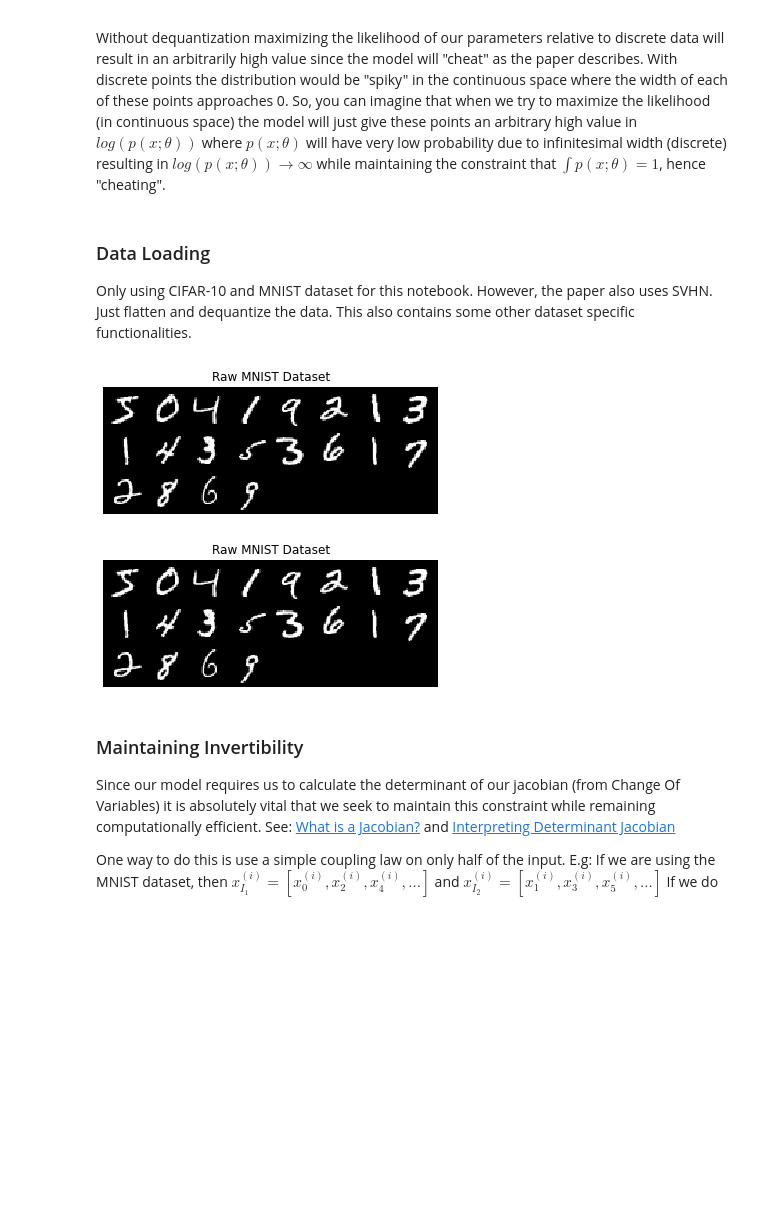
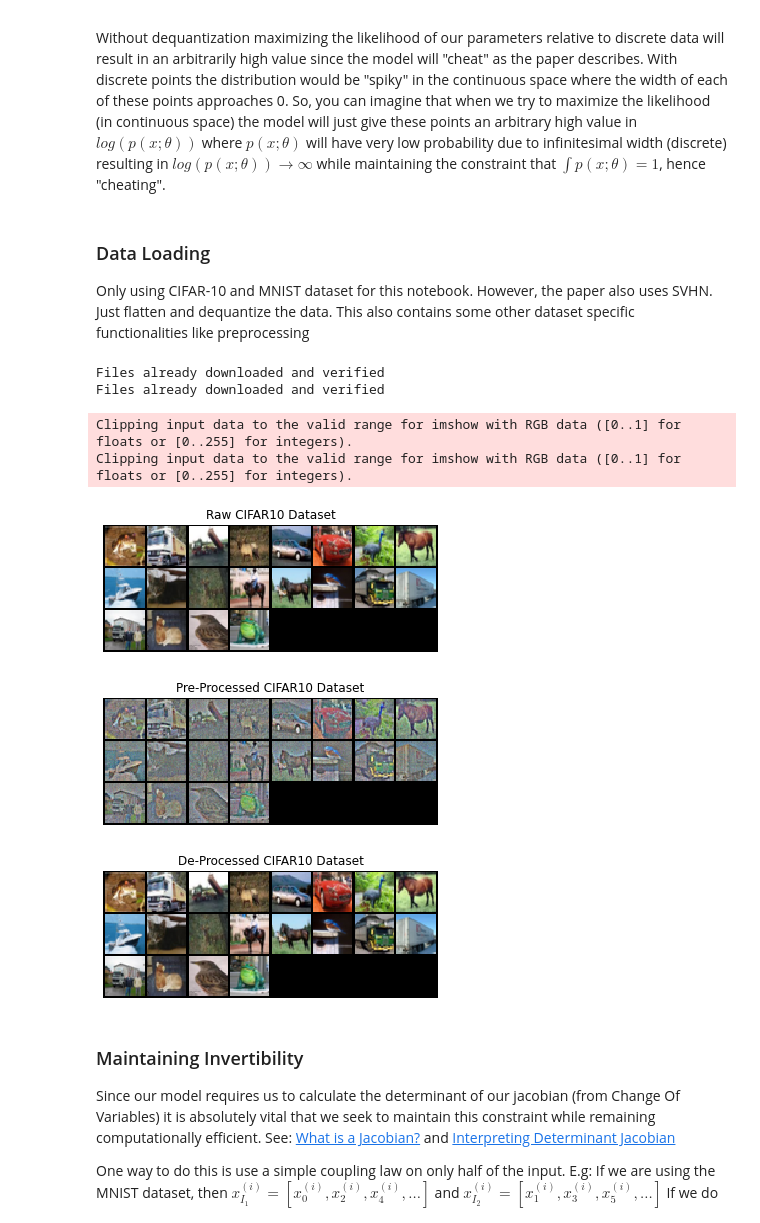
Before and after one commit to nu1ptr/ml_dl_notebooks, a Jupyter notebook: NICE.ipynb, the cells around one changed output. Drawn from its saved outputs; the diff is of its cells as text; code cells hidden in the pictures; blank space fills up the shorter version.

```diff
--- a/NICE.ipynb
+++ b/NICE.ipynb
@@ -72,7 +73,7 @@ class Dequantize(nn.Module):
         return (x*255 + self.prior.sample(x.shape).squeeze()).divide(256.)
 # %% [markdown]
 ### Data Loading
-Only using CIFAR-10 and MNIST dataset for this notebook. However, the paper also uses SVHN. Just flatten and dequantize the data. This also contains some other dataset specific functionalities.
+Only using CIFAR-10 and MNIST dataset for this notebook. However, the paper also uses SVHN. Just flatten and dequantize the data. This also contains some other dataset specific functionalities like preprocessing
 # %%
 # Select Dataset
 from torch.utils.data import Dataset
@@ -83,15 +84,39 @@ from torchvision.utils import make_grid
 def show(x, title=''):
     """ Display a grid from a batched pytorch tensor.
     """
+    plt.figure(frameon=False)
     img = make_grid(x)
     npimg = img.numpy()
-    fig = plt.figure()
     plt.title(title)
     plt.axis('off')
     plt.imshow(np.transpose(npimg, (1,2,0)), interpolation='nearest')
-    return fig
 
 def select_dataset(dataset):
+    # Any Dataset pre-processing
+    if dataset != 'MNIST':
+        mean = torch.tensor(np.load(f'{PREPROCESS_PATH}{dataset}.mean.npy'), dtype=torch.float32, device=device)
+        zca = torch.tensor(np.load(f'{PREPROCESS_PATH}{dataset}.zca.npy'), dtype=torch.float32, device=device)
+        zca_inv = zca.inverse()
+        zca_min = torch.tensor(np.load(f'{PREPROCESS_PATH}{dataset}.zca_min.npy'), dtype=torch.float32, device=device)
+        zca_max = torch.tensor(np.load(f'{PREPROCESS_PATH}{dataset}.zca_max.npy'), dtype=torch.float32, device=device)
+
+        preprocess = transforms.Compose([
+            transforms.Lambda(lambda x: x - mean), # 0-Mean center
+            transforms.Lambda(lambda x: x@zca), # ZCA Whiten
+            transforms.Lambda(lambda x: (x - zca_min) / (zca_max - zca_min)) # Rescale
+        ])
+
+        # Invert the pre-processing
+        deprocess = transforms.Compose([
+            transforms.Lambda(lambda x: (x  * (zca_max - zca_min)) + zca_min),
+            transforms.Lambda(lambda x: x@zca_inv),
+            transforms.Lambda(lambda x: x + mean)
+        ])
+    else:
+        preprocess = lambda x: x
+        deprocess = lambda x: x
+
+    # Setup Dataloaders
     transform = transforms.Compose([
         transforms.ToTensor(),
         transforms.Lambda(lambda x: x.flatten()),
@@ -102,26 +127,37 @@ def select_dataset(dataset):
         test_data = CIFAR10(DATASET_PATH, train=False, download=True, transform=transform)
         show_grid = lambda x, title='': show(x.reshape(-1,3,32,32),title)
     elif dataset == 'MNIST':
+
         train_data = MNIST(DATASET_PATH, train=True, download=True, transform=transform)
         test_data = MNIST(DATASET_PATH, train=False, download=True, transform=transform)
         show_grid = lambda x, title='': show(x.reshape(-1,1,28,28),title)
     else:
         assert False, f'{dataset} does not exist.'
 
-    return train_data, test_data, show_grid
+    return train_data, test_data, show_grid, preprocess, deprocess
 
-train_data, test_data, show_grid = select_dataset(DATASET)
+train_data, test_data, show_grid, preprocess, deprocess = select_dataset(DATASET)
+# %% [output]
+Files already downloaded and verified
+Files already downloaded and verified
 # %%
 # Setup DataLoader
 from torch.utils.data import DataLoader
 
 train_loader = DataLoader(train_data, batch_size=BATCH_SIZE, shuffle=False, num_workers=NUM_WORKERS, worker_init_fn=seed_worker, pin_memory=PIN_MEMORY, generator=g)
 test_loader = DataLoader(test_data, batch_size=BATCH_SIZE, shuffle=False, num_workers=NUM_WORKERS, worker_init_fn=seed_worker, pin_memory=PIN_MEMORY, generator=g)
 x = next(iter(train_loader))[0][:20]
-show_grid(x, 'Raw MNIST Dataset')
+show_grid(x, f'Raw {DATASET} Dataset')
+
+x_pre = preprocess(x.to(device)).cpu()
+show_grid(x_pre, f'Pre-Processed {DATASET} Dataset')
+show_grid(deprocess(x_pre.to(device)).cpu(), f'De-Processed {DATASET} Dataset')
 # %% [output]
+Clipping input data to the valid range for imshow with RGB data ([0..1] for floats or [0..255] for integers).
+Clipping input data to the valid range for imshow with RGB data ([0..1] for floats or [0..255] for integers).
-[figure, old version]
+[figure, new version]
-[figure, old version]
+[figure, new version]
+[figure, added]
 # %% [markdown]
 ### Maintaining Invertibility
 Since our model requires us to calculate the determinant of our jacobian (from Change Of Variables) it is absolutely vital that we seek to maintain this constraint while remaining computationally efficient. See: [What is a Jacobian?](https://www.youtube.com/watch?v=wCZ1VEmVjVo) and [Interpreting Determinant Jacobian](https://www.youtube.com/watch?v=p46QWyHQE6M)
```
Also changed, not shown: parts of 6 cells of this notebook, 1 other file.
